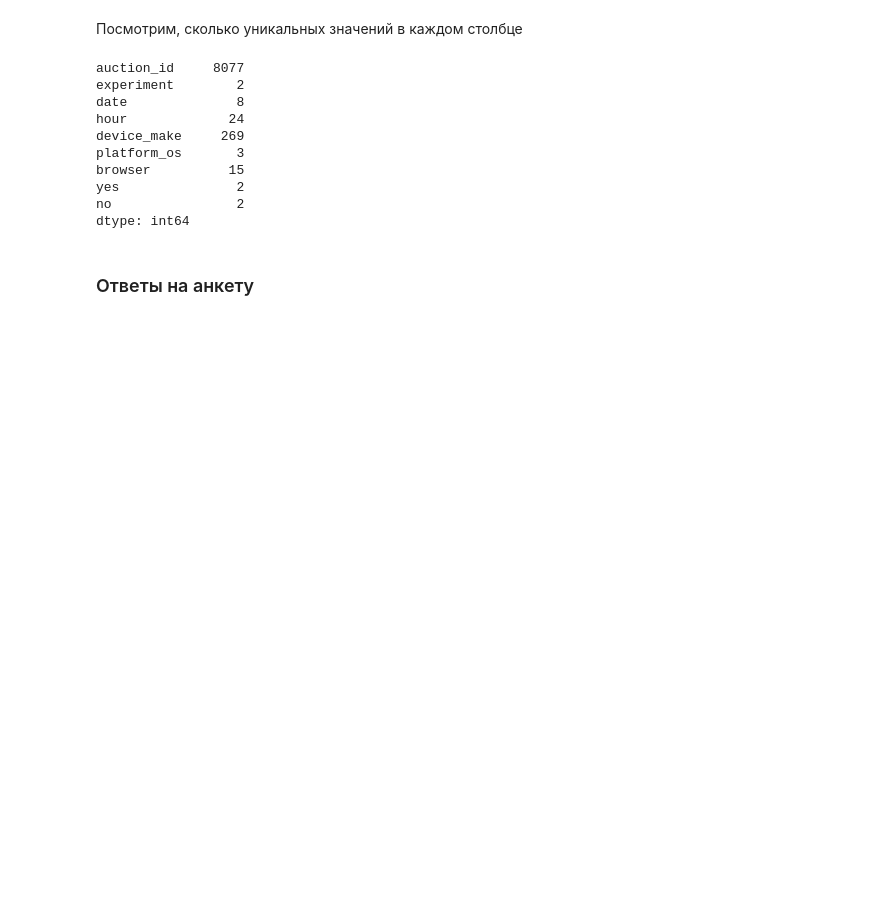
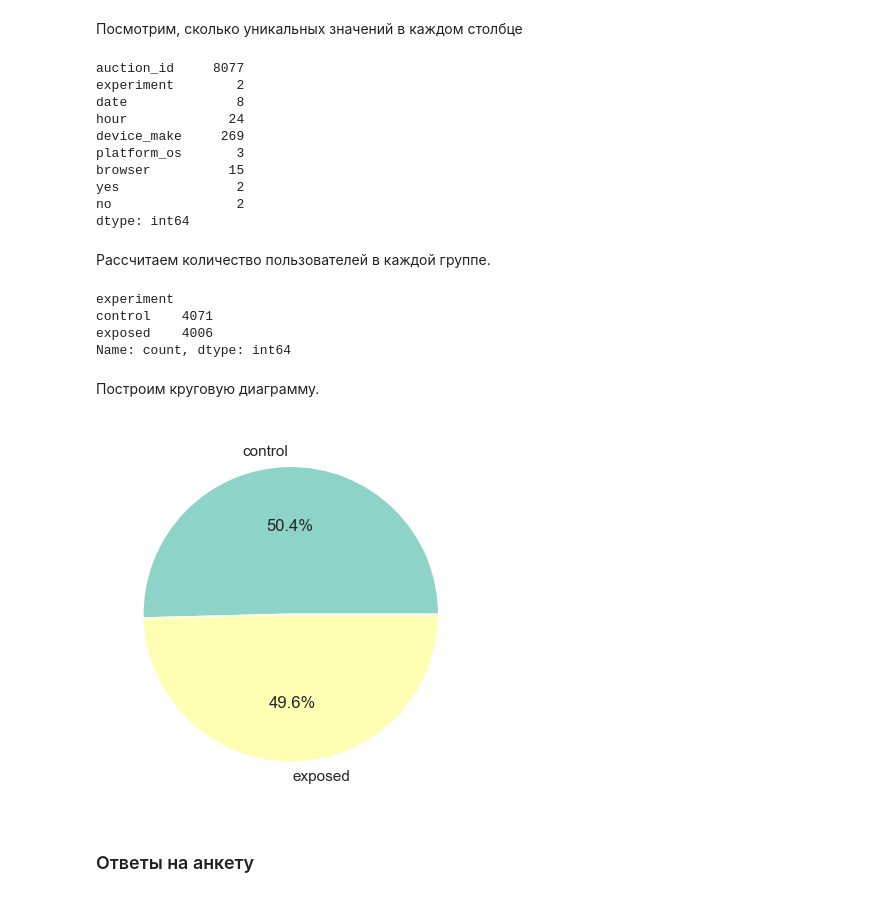
Before and after one commit to AnnaDyadkina/graduate_work, a Jupyter notebook: Ad AB Testing.ipynb, the cells around one changed output. Drawn from its saved outputs; the diff is of its cells as text; code cells hidden in the pictures; blank space fills up the shorter version.

```diff
--- a/Ad AB Testing.ipynb
+++ b/Ad AB Testing.ipynb
@@ -87,6 +87,23 @@ browser          15
 yes               2
 no                2
 dtype: int64
+# %% [markdown]
+Рассчитаем количество пользователей в каждой группе.
+# %%
+groups = df['experiment'].value_counts()
+groups
+# %% [output]
+experiment
+control    4071
+exposed    4006
+Name: count, dtype: int64
+# %% [markdown]
+Построим круговую диаграмму.
+# %%
+sns.set_theme(style="whitegrid", palette='Set3')
+plt.pie(groups.values, autopct='%.1f%%', labels=groups.index);
+# %% [output]
+[figure, added]
 # %% [markdown]
 ### Ответы на анкету
 # %% [markdown]
```
Also changed, not shown: parts of 7 cells of this notebook, 2 other files.
